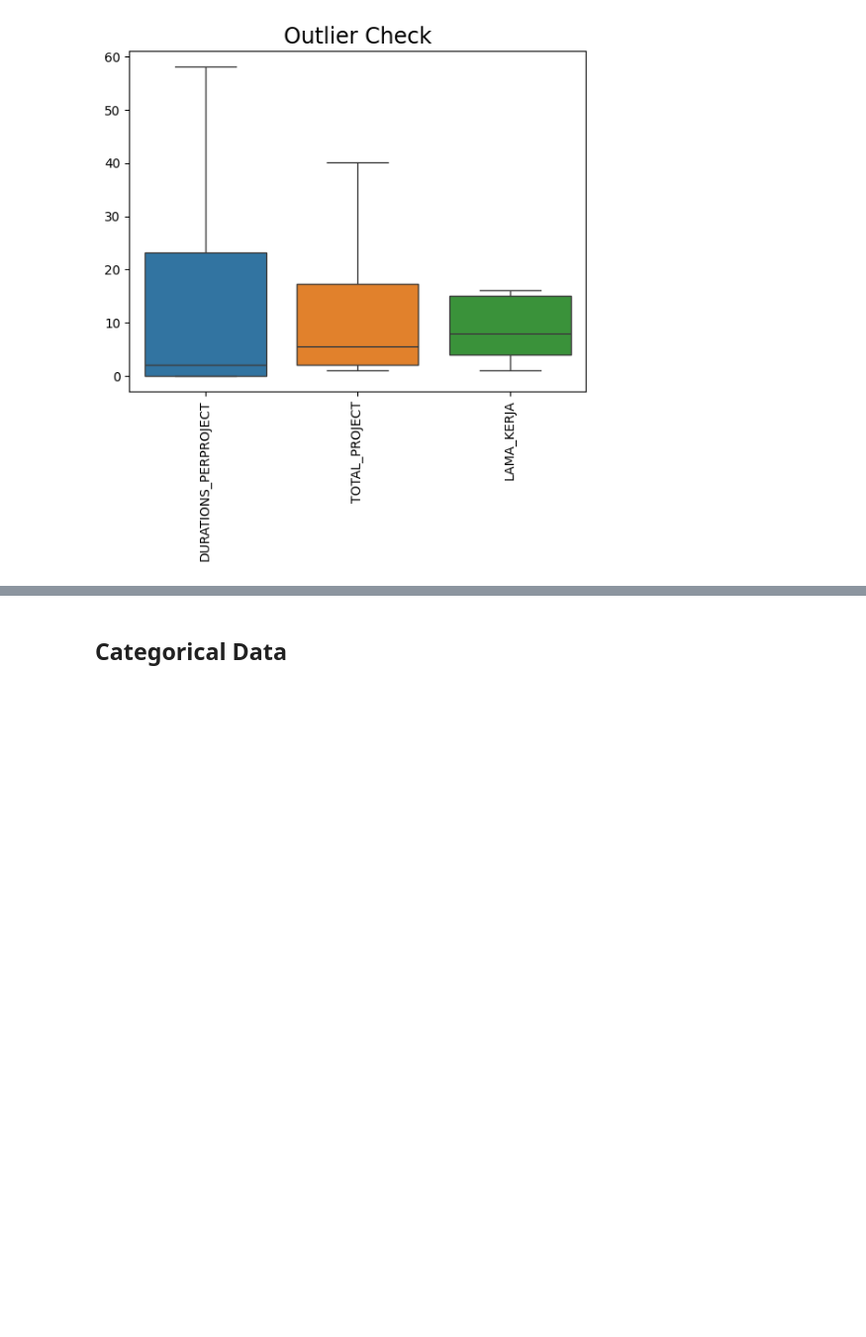
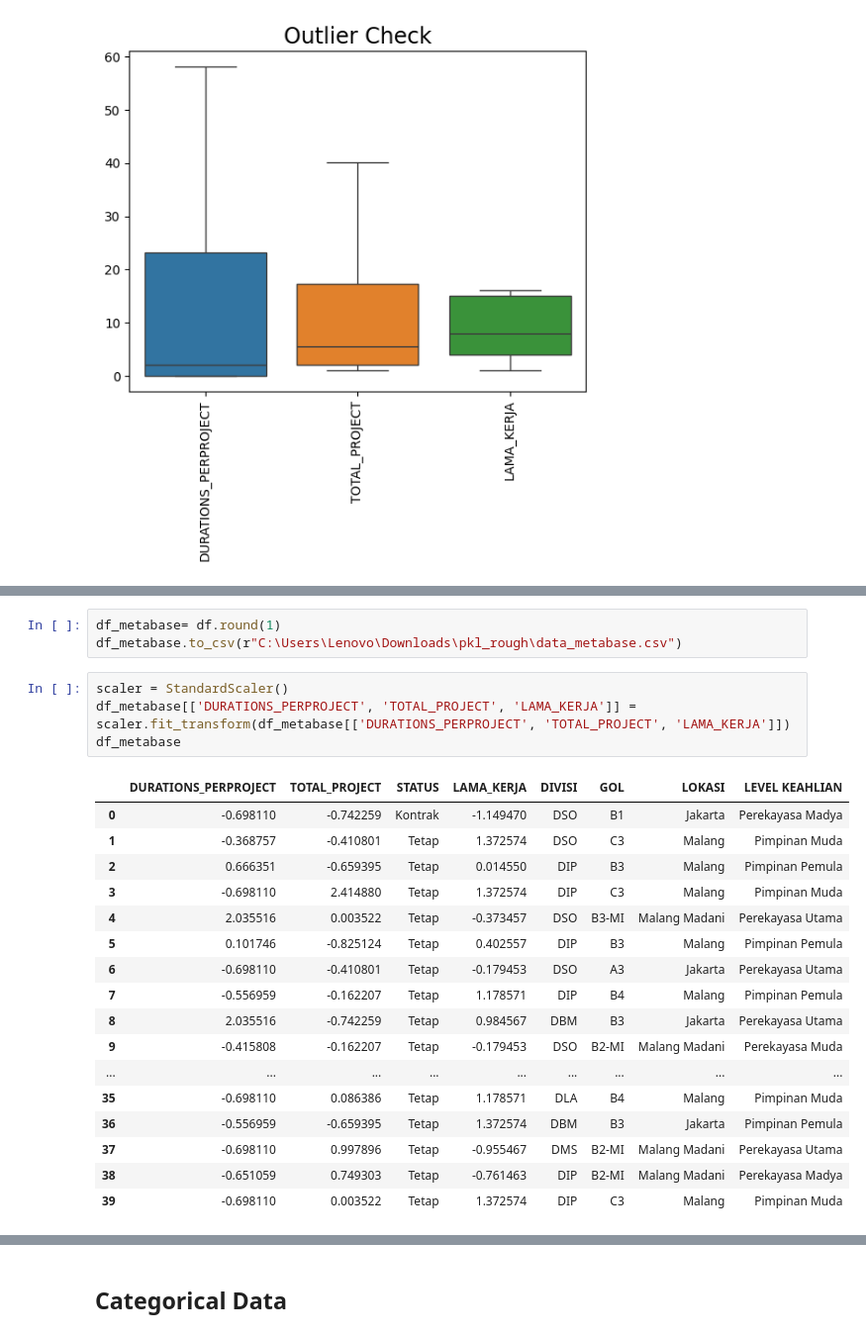
Before and after one commit to ghinamf/Prediksi-Kelas, a Jupyter notebook: modelClassifier.ipynb, the cells around one changed output, grey strips where cells are left out. Shown at 99% size. Saved outputs shown, nothing was run; the diff lists cells and outputs as text; blank space fills up the shorter version.

```diff
--- a/modelClassifier.ipynb
+++ b/modelClassifier.ipynb
@@ -138,0 +159,25 @@ plt.show()
+# %%
+df_metabase= df.round(1)
+df_metabase.to_csv(r"C:\Users\Lenovo\Downloads\pkl_rough\data_metabase.csv")
+# %%
+scaler = StandardScaler()
+df_metabase[['DURATIONS_PERPROJECT', 'TOTAL_PROJECT', 'LAMA_KERJA']] = scaler.fit_transform(df_metabase[['DURATIONS_PERPROJECT', 'TOTAL_PROJECT', 'LAMA_KERJA']])
+df_metabase
+# %% [output]
+|  | DURATIONS_PERPROJECT | TOTAL_PROJECT | STATUS | LAMA_KERJA | DIVISI | GOL | LOKASI | LEVEL KEAHLIAN |
+| 0 | -0.698110 | -0.742259 | Kontrak | -1.149470 | DSO | B1 | Jakarta | Perekayasa Madya |
+| 1 | -0.368757 | -0.410801 | Tetap | 1.372574 | DSO | C3 | Malang | Pimpinan Muda |
+| 2 | 0.666351 | -0.659395 | Tetap | 0.014550 | DIP | B3 | Malang | Pimpinan Pemula |
+| 3 | -0.698110 | 2.414880 | Tetap | 1.372574 | DIP | C3 | Malang | Pimpinan Muda |
+| 4 | 2.035516 | 0.003522 | Tetap | -0.373457 | DSO | B3-MI | Malang Madani | Perekayasa Utama |
+| 5 | 0.101746 | -0.825124 | Tetap | 0.402557 | DIP | B3 | Malang | Pimpinan Pemula |
+| 6 | -0.698110 | -0.410801 | Tetap | -0.179453 | DSO | A3 | Jakarta | Perekayasa Utama |
+| 7 | -0.556959 | -0.162207 | Tetap | 1.178571 | DIP | B4 | Malang | Pimpinan Pemula |
+| 8 | 2.035516 | -0.742259 | Tetap | 0.984567 | DBM | B3 | Jakarta | Perekayasa Utama |
+| 9 | -0.415808 | -0.162207 | Tetap | -0.179453 | DSO | B2-MI | Malang Madani | Perekayasa Muda |
+| ... | ... | ... | ... | ... | ... | ... | ... | ... |
+| 35 | -0.698110 | 0.086386 | Tetap | 1.178571 | DLA | B4 | Malang | Pimpinan Muda |
+| 36 | -0.556959 | -0.659395 | Tetap | 1.372574 | DBM | B3 | Jakarta | Pimpinan Pemula |
+| 37 | -0.698110 | 0.997896 | Tetap | -0.955467 | DMS | B2-MI | Malang Madani | Perekayasa Utama |
+| 38 | -0.651059 | 0.749303 | Tetap | -0.761463 | DIP | B2-MI | Malang Madani | Perekayasa Madya |
+| 39 | -0.698110 | 0.003522 | Tetap | 1.372574 | DIP | C3 | Malang | Pimpinan Muda |
```
Also changed, not shown: parts of 3 cells of this notebook, 3 other files.
